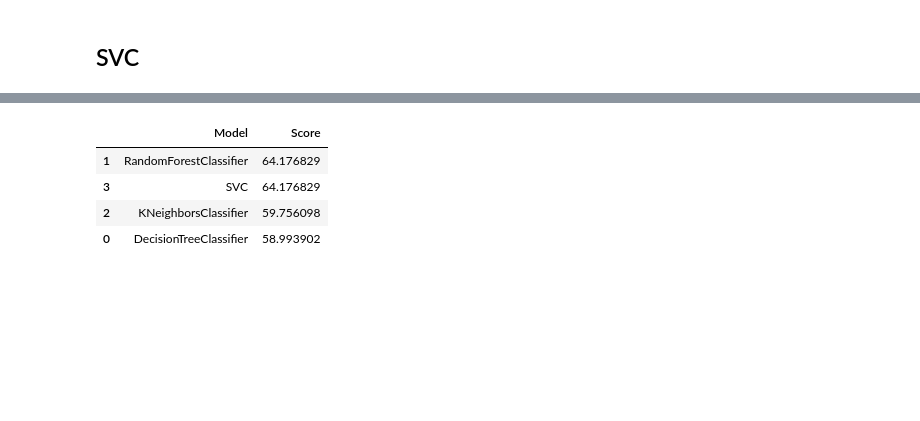
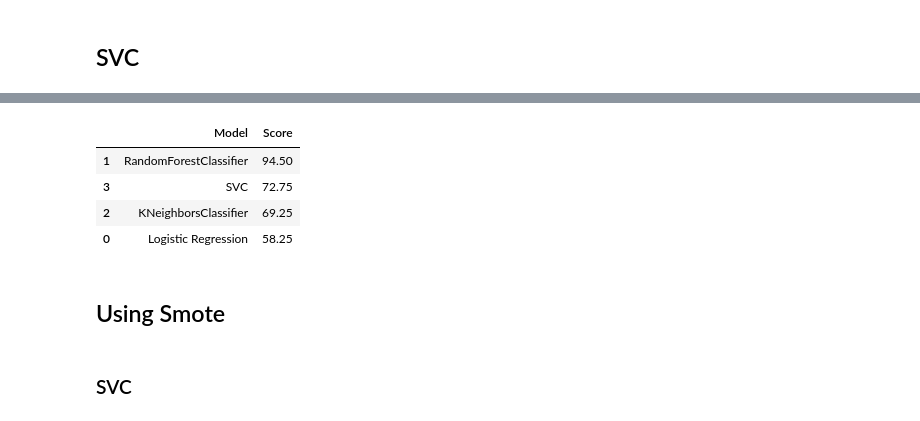
Before and after one commit to thesua7/Water-Potability-Prediction, a Jupyter notebook: Water Quality Prediction.ipynb, the cells around one changed output, grey strips where cells are left out. Saved outputs shown, nothing was run; the diff lists cells and outputs as text; code cells hidden in the pictures; blank space fills up the shorter version.

```diff
--- a/Water Quality Prediction.ipynb
+++ b/Water Quality Prediction.ipynb
@@ -175,6 +204,7 @@ mplt.show()
 # %% [markdown]
 #### Visualizing with pairplot
 # %%
+data.reset_index(inplace=True)
 sns.pairplot(data)
 mplt.show()
 # %% [output]
@@ -252,3 +260,3 @@ df.head()
 # %%
-x = df.drop('Potability', axis = 1)
-y = df['Potability']
+X = df.drop('Potability',axis=1).values
+Y = df['Potability'].values
@@ -275,22 +299,17 @@ x.head()
-# %%
-from sklearn.model_selection import train_test_split
-import sklearn.metrics as metrics
-from sklearn.metrics import roc_curve
-
-
-def plot_roc_curve(fper, tper):
-    mplt.plot(fper, tper, color='red', label='ROC')
-    mplt.plot([0, 1], [0, 1], color='green', linestyle='--')
-    mplt.xlabel('False Positive Rate')
-    mplt.ylabel('True Positive Rate')
-    mplt.title('Receiver Operating Characteristic Curve')
-    mplt.legend()
-    mplt.show()
-
-X_train, X_test, Y_train, Y_test = train_test_split(x,y, test_size= 0.2, random_state=101,shuffle=True)
 # %%
-from sklearn.tree import DecisionTreeClassifier
+from sklearn.linear_model import LogisticRegression
 from sklearn.metrics import accuracy_score,confusion_matrix,classification_report
-dt=DecisionTreeClassifier(criterion= 'gini', min_samples_split= 10, splitter= 'best')
-dt.fit(X_train,Y_train)
+logreg = LogisticRegression()
+logreg.fit(X_train, Y_train)
+
+prediction=logreg.predict(X_test)
+
+accu_lr=accuracy_score(Y_test , prediction)*100
+print(f"Accuracy Score = {accuracy_score(Y_test,prediction)*100}")
+print(f"Confusion Matrix =\n {confusion_matrix(Y_test,prediction)}")
+print(f"Classification Report =\n {classification_report(Y_test,prediction)}")
+
+prob = prediction
+fper, tper, thresholds = roc_curve(Y_test, prob)
+plot_roc_curve(fper, tper)
 # %% [output]
@@ -459,13 +464,15 @@ mplt.legend();
 # %%
 models = pd.DataFrame({
-    'Model': ['DecisionTreeClassifier','RandomForestClassifier','KNeighborsClassifier','SVC'],
-    'Score': [ accu_dt,accu_rf, accu_kne, accu_svc]
+    'Model': ['Logistic Regression','RandomForestClassifier','KNeighborsClassifier','SVC'],
+    'Score': [ accu_lr,accu_rf, accu_kne, accu_svc]
 })
 
 models.sort_values(by = 'Score', ascending = False)
 # %% [output]
 |  | Model | Score |
-| 1 | RandomForestClassifier | 64.176829 |
-| 3 | SVC | 64.176829 |
-| 2 | KNeighborsClassifier | 59.756098 |
-| 0 | DecisionTreeClassifier | 58.993902 |
+| 1 | RandomForestClassifier | 94.50 |
+| 3 | SVC | 72.75 |
+| 2 | KNeighborsClassifier | 69.25 |
+| 0 | Logistic Regression | 58.25 |
+# %% [markdown]
+## Using Smote
@@ -471,0 +483,2 @@ models.sort_values(by = 'Score', ascending = False)
+# %% [markdown]
+### SVC
```
Also changed, not shown: parts of 43 cells of this notebook.
